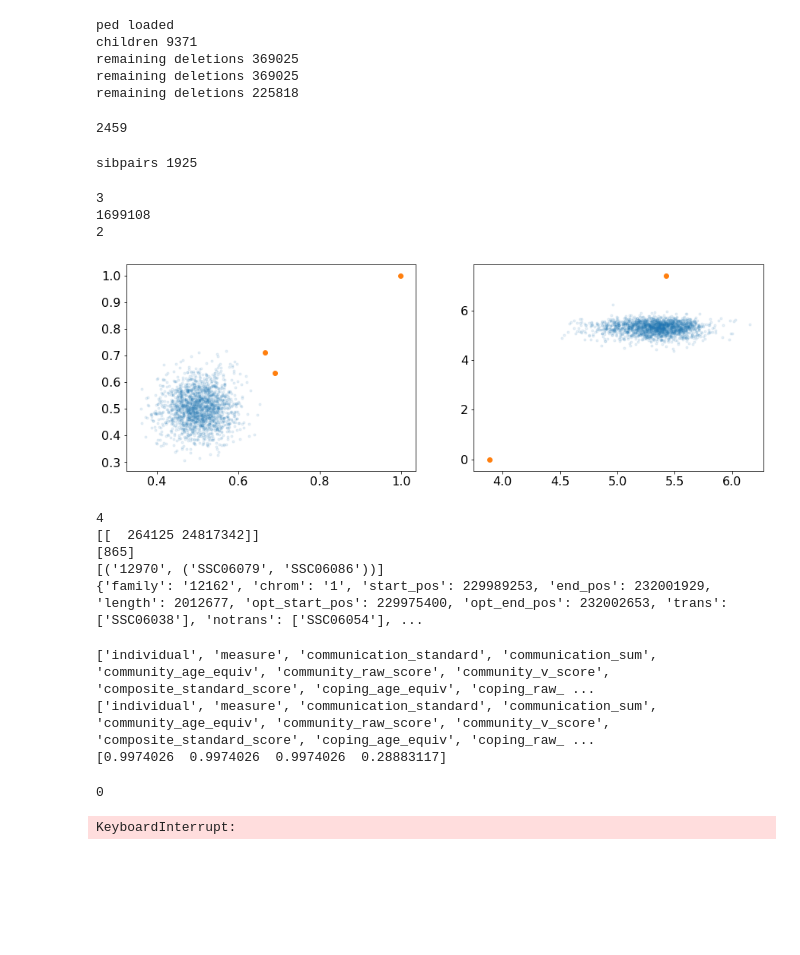
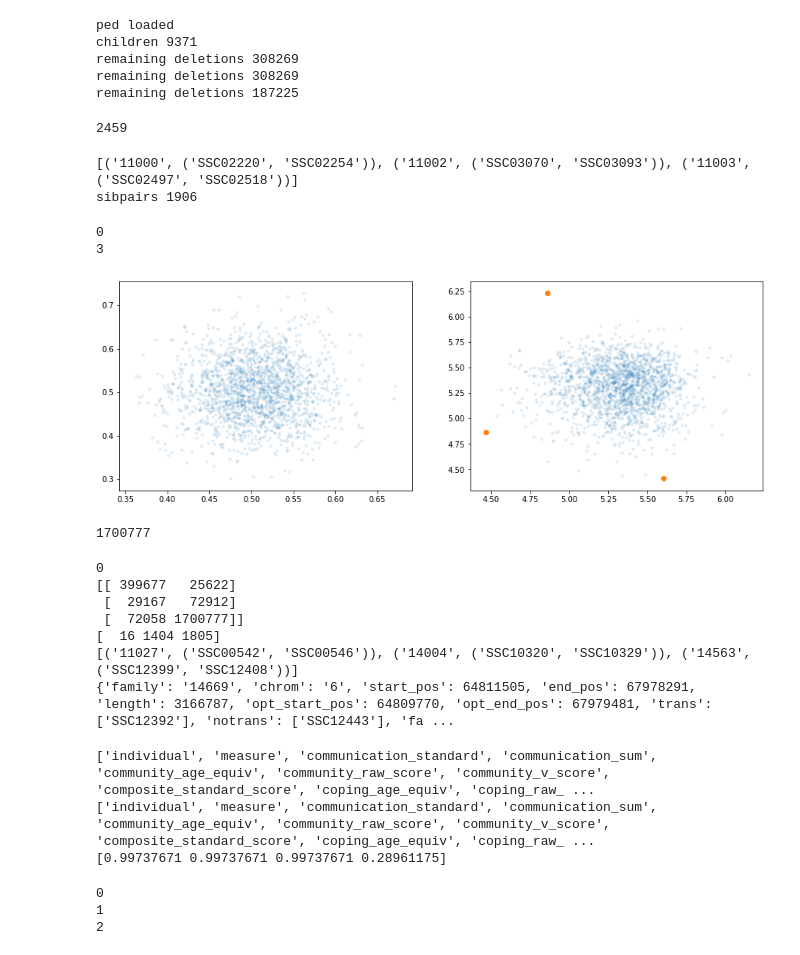
Before and after one commit to kpaskov/PhasingFamilies, a Jupyter notebook: analysis/Deletion-Burden-Subclinical-Phenotype.ipynb, the cells around one changed output. Drawn from its saved outputs; the diff is of its cells as text; code cells hidden in the pictures; blank space fills up the shorter version.

```diff
--- a/analysis/Deletion-Burden-Subclinical-Phenotype.ipynb
+++ b/analysis/Deletion-Burden-Subclinical-Phenotype.ipynb
@@ -15,8 +15,7 @@ import matplotlib
 import csv
 # %%
 ped_file = '../../DATA/ssc.hg38/ssc.ped'
-phase_dir = '../phased_ssc.hg38_del'
-sim_file = '../sibpair_similarity/ssc.hg38_del_similarity.txt'
+phase_dir = '../ssc.hg38'
 
 #ped_file = '../../DATA/ssc/ssc.ped'
 #phase_dir = '../phased_ssc_del_qs'
@@ -25,11 +24,9 @@ sim_file = '../sibpair_similarity/ssc.hg38_del_similarity.txt'
 colors=['#ef6c00', '#4db6ac', '#ce93d8ff']
 # %%
 sibpair_to_sim = dict()
-with open(sim_file, 'r') as f:
-    next(f) # skip header
-    for line in f:
-        pieces = line.strip().split('\t')
-        sibpair_to_sim[(pieces[0], tuple(sorted([pieces[1], pieces[2]])))] = (float(pieces[3]), float(pieces[4]))
+with open('%s/sibpairs.json' % phase_dir, 'r') as f:
+    for sibpair in json.load(f):
+        sibpair_to_sim[(sibpair[0][1], tuple(sorted([sibpair[0][2], sibpair[0][3]])))] = (sibpair[1], sibpair[2])
 
 # pull affected status
 # (0=unknown; 1=unaffected; 2=affected)
@@ -75,9 +72,9 @@ print('remaining deletions', len(deletions))
 # %% [output]
 ped loaded
 children 9371
-remaining deletions 369025
-remaining deletions 369025
-remaining deletions 225818
+remaining deletions 308269
+remaining deletions 308269
+remaining deletions 187225
 # %%
 print(len(fam_to_inds))
 # %% [output]
@@ -99,6 +96,7 @@ def get_mad_outliers(x):
 
 
 sibpairs = sorted(sibpair_to_sim.keys())
+print(sibpairs[:3])
 sibpairs = [(fam, x) for (fam, x) in sibpairs if child_id_to_affected[x[0]] in ['1', '2'] and \
                    child_id_to_affected[x[1]] in ['1', '2'] and (child_id_to_affected[x[0]]=='2' or child_id_to_affected[x[1]]=='2')]
 
@@ -156,7 +154,8 @@ is_aut_aut = np.array([child_id_to_affected[sib1]=='2' and child_id_to_affected[
 proband_is_f = np.array([child_id_to_sex[x]=='2' for fam, x in probands])
 sibling_is_f = np.array([child_id_to_sex[x]=='2' for fam, x in siblings])
 # %% [output]
-sibpairs 1925
+[('11000', ('SSC02220', 'SSC02254')), ('11002', ('SSC03070', 'SSC03093')), ('11003', ('SSC02497', 'SSC02518'))]
+sibpairs 1906
 # %%
 from scipy.stats import multivariate_normal
 
@@ -179,37 +178,38 @@ print(np.sum(is_sim_outlier))
 
 plt.scatter(sim[:, 0], sim[:, 1], alpha=0.1, marker='.')
 plt.scatter(sim[is_sim_outlier, 0], sim[is_sim_outlier, 1])
 
-print(np.max(deletions_match[~is_outlier, :]))
 
 plt.subplot(1, 2, 2)
 
 # fit gaussian
 covariance_matrix = np.cov(np.clip(np.log10(deletions_match.T), 0, None))
 
 #calculating the mean
 mean_values = np.mean(np.clip(np.log10(deletions_match), 0, None), axis=0)
 
 #multivariate normal distribution
 model = multivariate_normal(cov=covariance_matrix,mean=mean_values)
 
 #finding the outliers
 is_del_outlier = model.pdf(np.clip(np.log10(deletions_match), 0, None)).reshape(-1) < 0.001
 print(np.sum(is_del_outlier))
 
 plt.scatter(np.clip(np.log10(deletions_match[:, 0]), 0, None),
                     np.clip(np.log10(deletions_match[:, 1]), 0, None), alpha=0.1, marker='.')
 plt.scatter(np.clip(np.log10(deletions_match[is_del_outlier, 0]), 0, None),
                     np.clip(np.log10(deletions_match[is_del_outlier, 1]), 0, None))
 
 plt.show()
 
 is_outlier = is_sim_outlier | is_del_outlier
+is_outlier[:] = False
+print(np.max(deletions_match[~is_outlier, :]))
 # %% [output]
+0
 3
-1699108
-2
-[figure, old version]
+[figure, new version]
+1700777
 # %%
 print(np.sum(is_outlier))
 print(deletions_match[is_del_outlier & ~is_sim_outlier])
@@ -217,11 +217,13 @@ print(np.where(is_del_outlier & ~is_sim_outlier)[0])
 print([sibpairs[i] for i in np.where(is_del_outlier & ~is_sim_outlier)[0]])
 print(deletions[np.argmax([d['length'] for d in deletions])])
 # %% [output]
-4
-[[  264125 24817342]]
-[865]
-[('12970', ('SSC06079', 'SSC06086'))]
-{'family': '12162', 'chrom': '1', 'start_pos': 229989253, 'end_pos': 232001929, 'length': 2012677, 'opt_start_pos': 229975400, 'opt_end_pos': 232002653, 'trans': ['SSC06038'], 'notrans': ['SSC06054'], ...
+0
+[[ 399677   25622]
+ [  29167   72912]
+ [  72058 1700777]]
+[  16 1404 1805]
+[('11027', ('SSC00542', 'SSC00546')), ('14004', ('SSC10320', 'SSC10329')), ('14563', ('SSC12399', 'SSC12408'))]
+{'family': '14669', 'chrom': '6', 'start_pos': 64811505, 'end_pos': 67978291, 'length': 3166787, 'opt_start_pos': 64809770, 'opt_end_pos': 67979481, 'trans': ['SSC12392'], 'notrans': ['SSC12443'], 'fa ...
 # %%
 nt_phen = np.zeros((len(sibpairs), 4))
 aut_phen = np.zeros((len(sibpairs), 4))
@@ -257,7 +259,7 @@ print(np.sum(nt_phen!=0, axis=0)/len(nt_phen))
 # %% [output]
 ['individual', 'measure', 'communication_standard', 'communication_sum', 'community_age_equiv', 'community_raw_score', 'community_v_score', 'composite_standard_score', 'coping_age_equiv', 'coping_raw_ ...
 ['individual', 'measure', 'communication_standard', 'communication_sum', 'community_age_equiv', 'community_raw_score', 'community_v_score', 'composite_standard_score', 'coping_age_equiv', 'coping_raw_ ...
-[0.9974026  0.9974026  0.9974026  0.28883117]
+[0.99737671 0.99737671 0.99737671 0.28961175]
 # %%
 intervals = np.arange(0, 2.0, 0.05)
 num_bootstraps = 100
@@ -275,7 +277,8 @@ for i in range(3):
         bootstraps[:, i, 2, j] = sm.nonparametric.lowess(nt_phen[boot_ind, i], np.sum(deletions_match[boot_ind, :], axis=1)/1000000, xvals=intervals)
 # %% [output]
 0
+1
+2
-KeyboardInterrupt:
 # %%
 fig=plt.figure(figsize=(15, 15))
 
```
Also changed, not shown: parts of 3 cells of this notebook, 15 other files.
